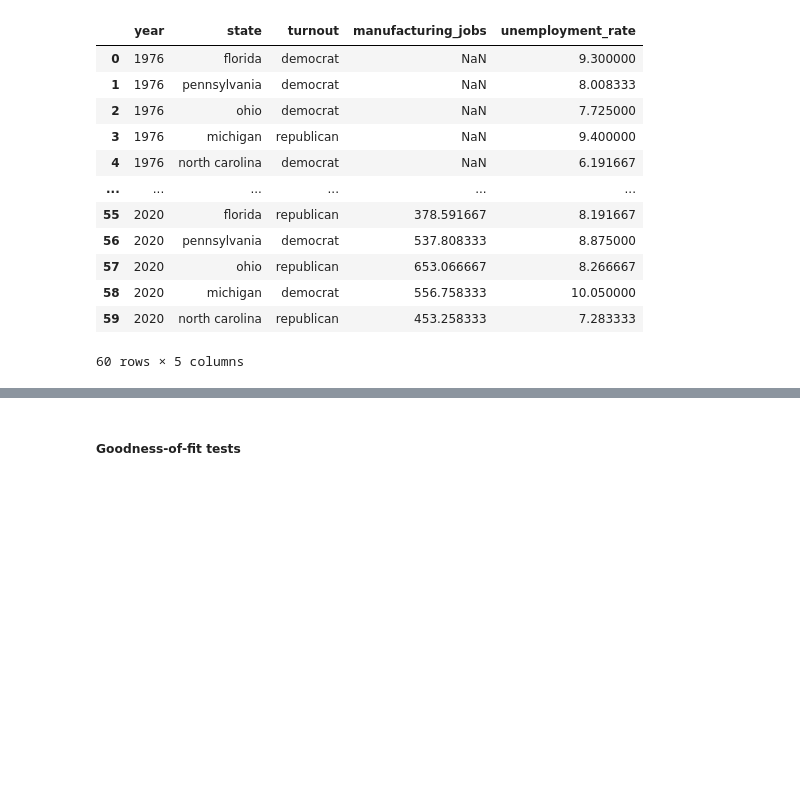
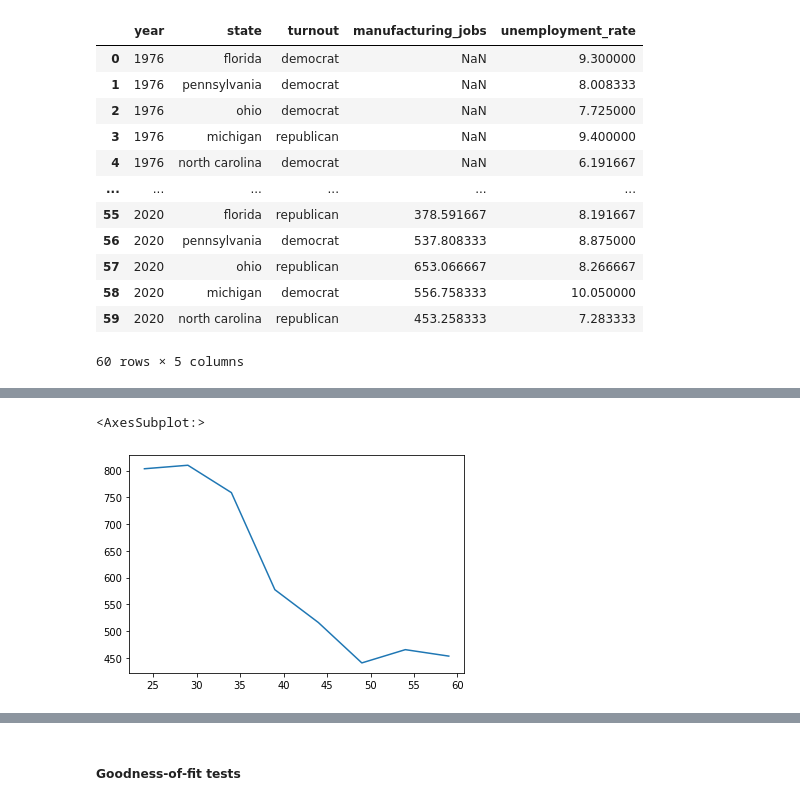
Before and after one commit to pndang/MATH189, a Jupyter notebook: Project/elections-analysis.ipynb, the cells around one changed output, grey strips where cells are left out. Saved outputs shown, nothing was run; the diff lists cells and outputs as text; code cells hidden in the pictures; blank space fills up the shorter version.

```diff
--- a/Project/elections-analysis.ipynb
+++ b/Project/elections-analysis.ipynb
@@ -621,3 +626,8 @@ mlDf.head(10)
+# %%
+mlDf[mlDf['state']=='north carolina']['manufacturing_jobs'].plot()
+# %% [output]
+<AxesSubplot:>
+[figure, added]
 # %%
 showAll()
 mlDf
```
Also changed, not shown: parts of 11 cells of this notebook, 4 other files.
